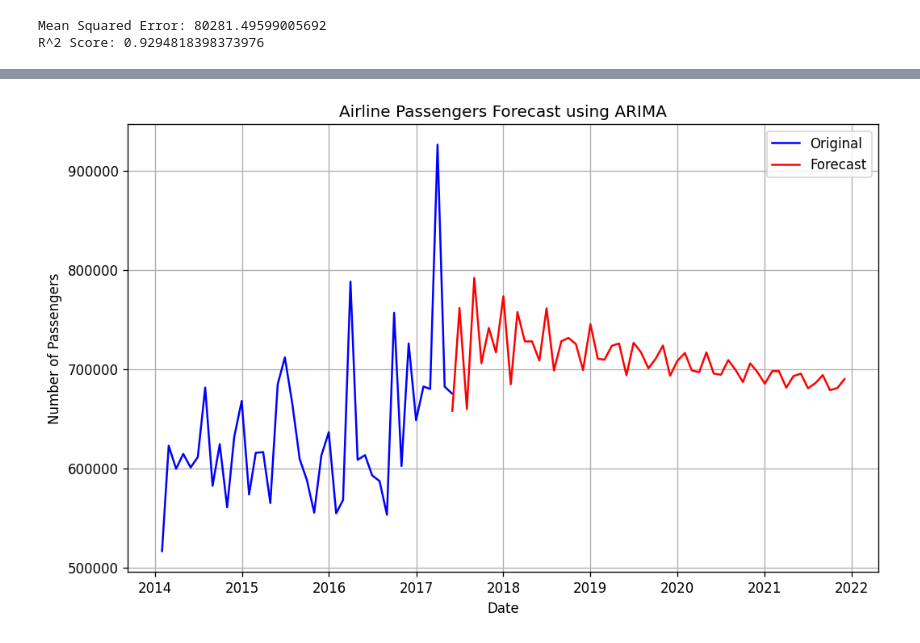
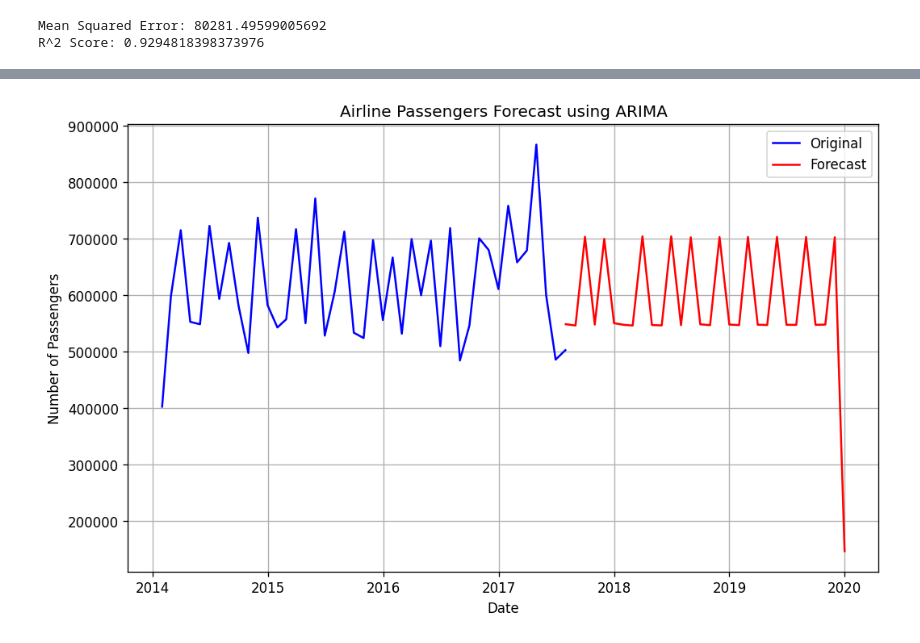
Before and after one commit to mahmoud-hassan1/Bi--Kiva-Loan-project, a Jupyter notebook: project.ipynb, the cells around one changed output, grey strips where cells are left out. Drawn from its saved outputs; the diff is of its cells as text; code cells hidden in the pictures.

```diff
--- a/project.ipynb
+++ b/project.ipynb
@@ -265,11 +340,12 @@ maindf.sort_index(inplace=True)
 # %%
-monthly_funded_amount = maindf['funded_amount'].resample('ME').sum()
-monthly_funded_amount=monthly_funded_amount[:-2]
+monthly_funded_amount = maindf['funded_amount'].resample('w').sum()
+
 Q1 = monthly_funded_amount.quantile(0.25)
 Q3 = monthly_funded_amount.quantile(0.75)
 IQR = Q3 - Q1
-lower_bound = Q1 - (3 * IQR)
-upper_bound = Q3 + (3 * IQR)
+lower_bound = Q1 - (1.5 * IQR)
+upper_bound = Q3 + (1.5 * IQR)
 without_outliers=monthly_funded_amount[(monthly_funded_amount >= lower_bound) & (monthly_funded_amount <= upper_bound)]
-without_outliers.mean()
-monthly_funded_amount = monthly_funded_amount.mask((monthly_funded_amount < lower_bound) | (monthly_funded_amount > upper_bound), without_outliers.mean())
+without_outliers_mean = without_outliers.mean()
+monthly_funded_amount = monthly_funded_amount.mask((monthly_funded_amount < lower_bound) | (monthly_funded_amount > upper_bound), without_outliers_mean)
+# monthly_funded_amount.head()
@@ -494,5 +551,5 @@ RMSE: 193741.28681693436
 # %%
-model = ARIMA(monthly_funded_amount, order=(4,2,6))
+model = ARIMA(monthly_funded_amount, order=(3,1,2))
 arima_model = model.fit()
 forecast = arima_model.predict()
 # %%
@@ -523,21 +583,23 @@ Freq: ME, Name: funded_amount, dtype: int64
 # %%
-start_index = '2017-6-1'
-end_index = '2021-12-30'
+start_index = '2017-8-1'
+end_index = '2019-12-30'
 # %%
 forecast = arima_model.predict(start=start_index, end=end_index, dynamic=False)
+predicted=forecast.resample("m").sum()
+monthly=monthly_funded_amount.resample('m').sum()
 # %%
 plt.figure(figsize=(10, 6))
 
-plt.plot(monthly_funded_amount.index, monthly_funded_amount.values, label='Original', color='blue')
-plt.plot(pd.date_range(start=monthly_funded_amount.index[-1], periods=55, freq='MS'), forecast, label='Forecast', color='red')
+plt.plot(monthly.index, monthly.values, label='Original', color='blue')
+plt.plot(pd.date_range(start=monthly.index[-1], periods=len(predicted), freq='MS'), predicted, label='Forecast', color='red')
 
 plt.title('Airline Passengers Forecast using ARIMA')
 plt.xlabel('Date')
 
 plt.ylabel('Number of Passengers')
 plt.legend(loc='best')
 
 plt.grid(True)
 plt.show()
 # %% [output]
-[figure, old version]
+[figure, new version]
```
Also changed, not shown: parts of 27 cells of this notebook.
